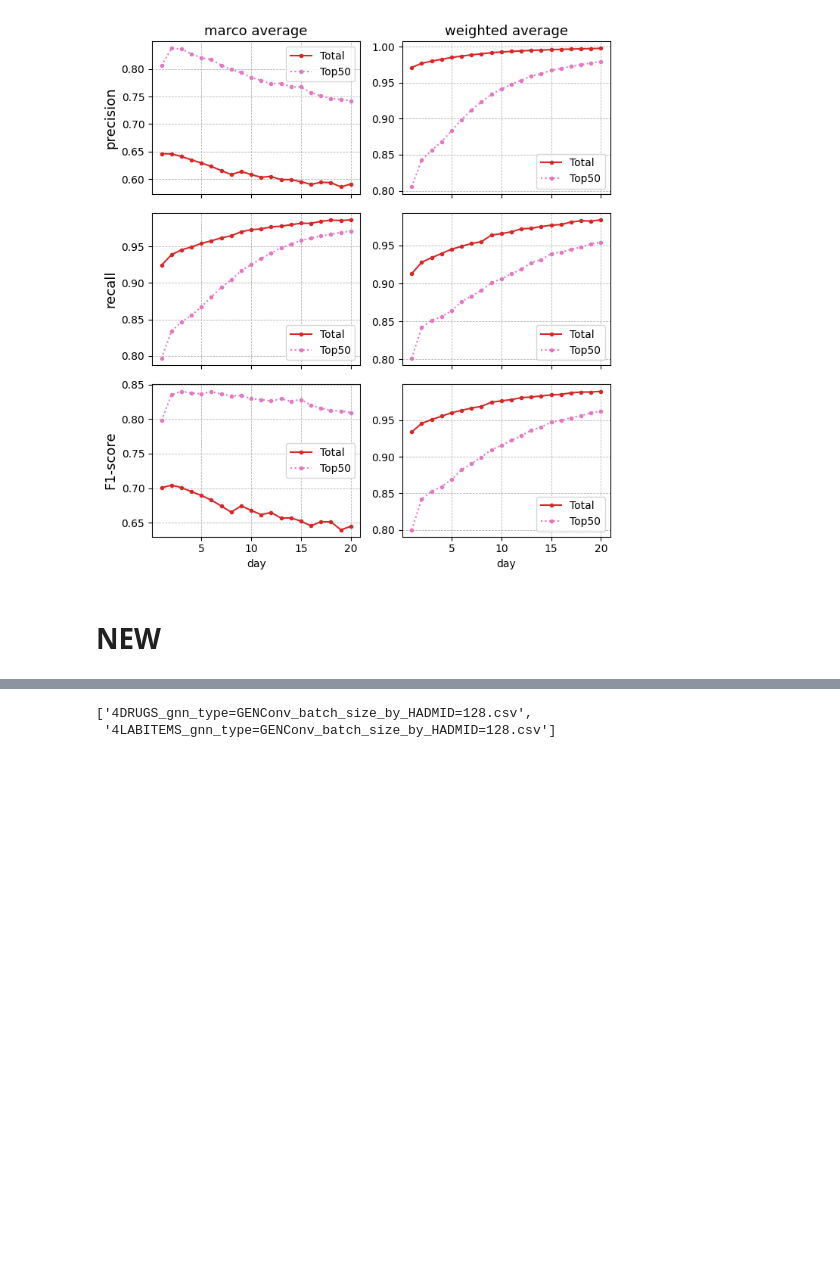
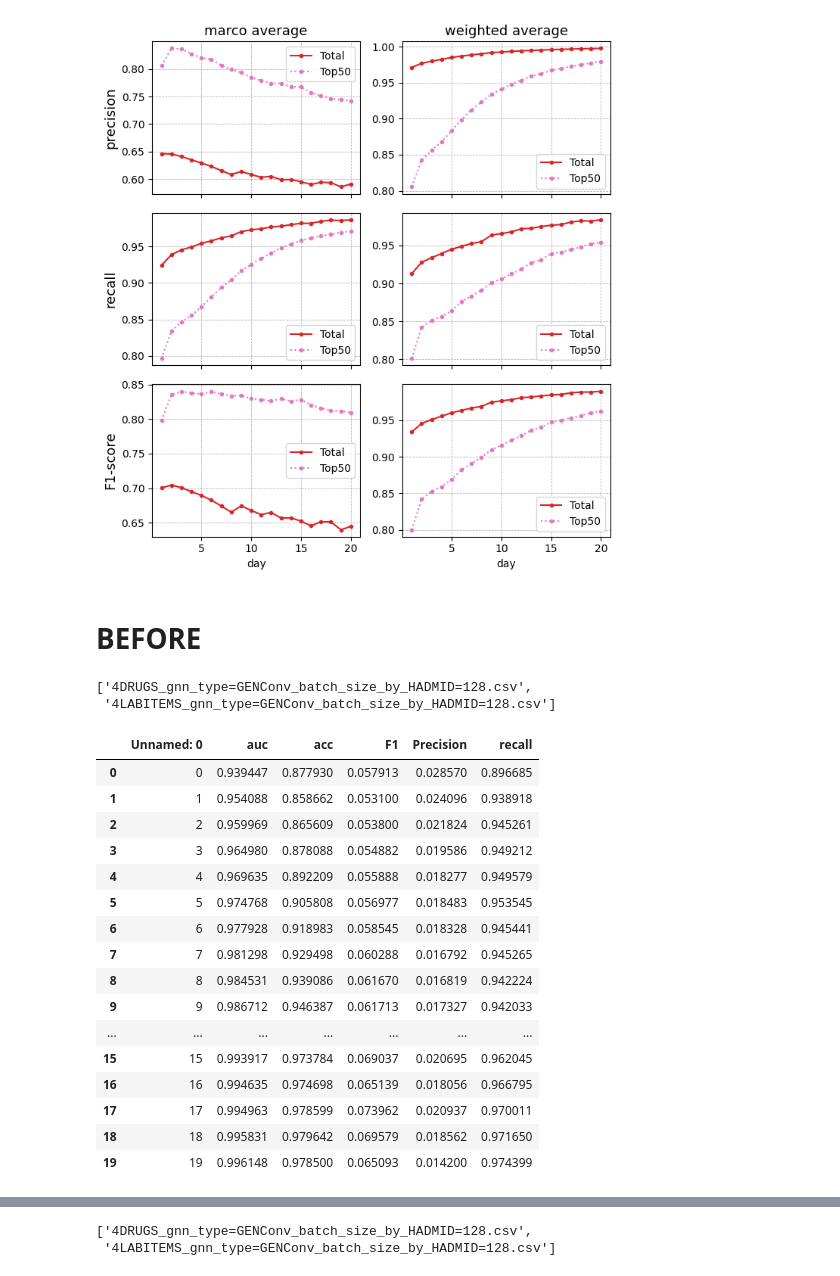
Before and after one commit to Nemo4110/GNNs-Driven-Clinical-Decision-Making-Assistance, a Jupyter notebook: notebook/evaluate.ipynb, the cells around one changed output, grey strips where cells are left out. Cells and saved outputs as stored; diff of their text form; code cells hidden in the pictures; blank space fills up the shorter version.

```diff
--- a/notebook/evaluate.ipynb
+++ b/notebook/evaluate.ipynb
@@ -395,4 +395,30 @@ plt.tight_layout()
 # %% [output]
 [figure]
 # %% [markdown]
-# NEW
+# BEFORE
+# %%
+list_csvgz_new = [f for f in os.listdir(path_dfs) if f[0]=='4']
+list_csvgz_new
+# %% [output]
+['4DRUGS_gnn_type=GENConv_batch_size_by_HADMID=128.csv',
+ '4LABITEMS_gnn_type=GENConv_batch_size_by_HADMID=128.csv']
+# %%
+pd.read_csv(os.path.join(path_dfs, list_csvgz_new[0]))
+# %% [output]
+|  | Unnamed: 0 | auc | acc | F1 | Precision | recall |
+| 0 | 0 | 0.939447 | 0.877930 | 0.057913 | 0.028570 | 0.896685 |
+| 1 | 1 | 0.954088 | 0.858662 | 0.053100 | 0.024096 | 0.938918 |
+| 2 | 2 | 0.959969 | 0.865609 | 0.053800 | 0.021824 | 0.945261 |
+| 3 | 3 | 0.964980 | 0.878088 | 0.054882 | 0.019586 | 0.949212 |
+| 4 | 4 | 0.969635 | 0.892209 | 0.055888 | 0.018277 | 0.949579 |
+| 5 | 5 | 0.974768 | 0.905808 | 0.056977 | 0.018483 | 0.953545 |
+| 6 | 6 | 0.977928 | 0.918983 | 0.058545 | 0.018328 | 0.945441 |
+| 7 | 7 | 0.981298 | 0.929498 | 0.060288 | 0.016792 | 0.945265 |
+| 8 | 8 | 0.984531 | 0.939086 | 0.061670 | 0.016819 | 0.942224 |
+| 9 | 9 | 0.986712 | 0.946387 | 0.061713 | 0.017327 | 0.942033 |
+| ... | ... | ... | ... | ... | ... | ... |
+| 15 | 15 | 0.993917 | 0.973784 | 0.069037 | 0.020695 | 0.962045 |
+| 16 | 16 | 0.994635 | 0.974698 | 0.065139 | 0.018056 | 0.966795 |
+| 17 | 17 | 0.994963 | 0.978599 | 0.073962 | 0.020937 | 0.970011 |
+| 18 | 18 | 0.995831 | 0.979642 | 0.069579 | 0.018562 | 0.971650 |
+| 19 | 19 | 0.996148 | 0.978500 | 0.065093 | 0.014200 | 0.974399 |
```
Also changed, not shown: parts of 6 cells of this notebook, 7 other files.
